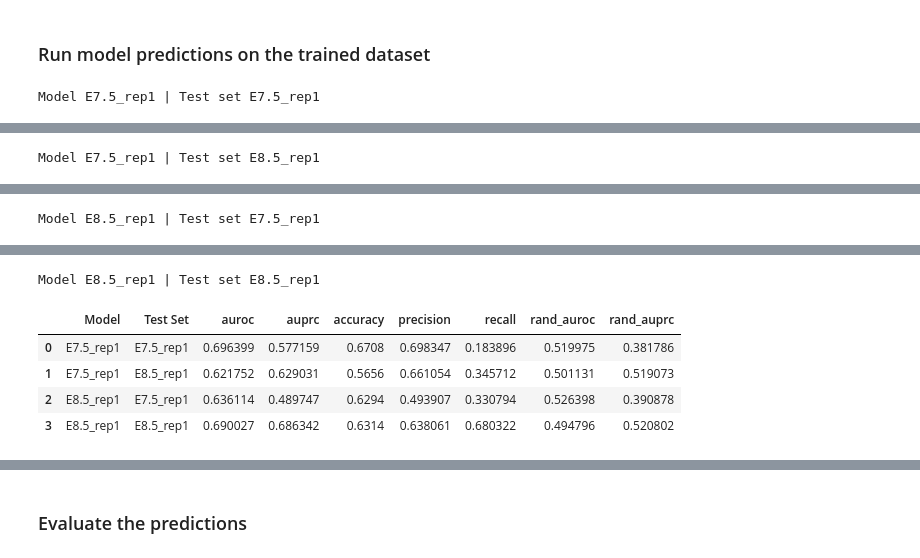
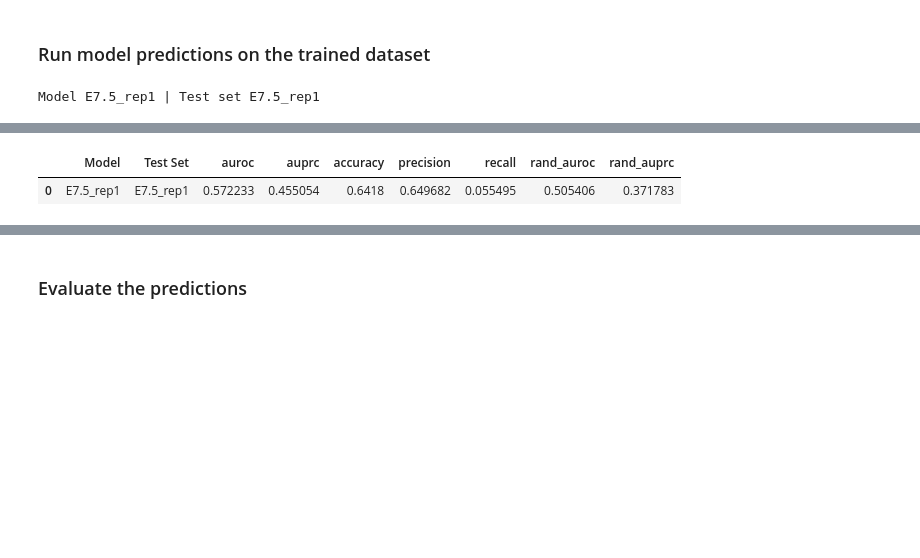
Before and after one commit to emoeller80281/Custom_GRN_Inference, a Jupyter notebook: dev/notebooks/simple_model_testing/test_tf_tg_predictions.ipynb, the cells around one changed output, grey strips where cells are left out. Saved outputs shown, nothing was run; the diff lists cells and outputs as text; code cells hidden in the pictures; blank space fills up the shorter version.

Commit message:
Updated the model training and data caching

```diff
--- a/dev/notebooks/simple_model_testing/test_tf_tg_predictions.ipynb
+++ b/dev/notebooks/simple_model_testing/test_tf_tg_predictions.ipynb
@@ -90,8 +102,7 @@ def load_tf_tg_regulation_model(
 # %%
 def load_training_cache_dataset(
     sample_name: str,
-    training_cache_dir: Path,
-    tf_tg_input_cache_dir: Path,
+    cell_type_cache_dir: Path,
     split_type: str = "test",
     subset_size: int = None
     ) -> DataLoader:
@@ -101,30 +112,30 @@ def load_training_cache_dataset(
 
     # Load the compact split inputs
     tftg_inputs_test = torch.load(
-        tf_tg_input_cache_dir / sample_name / f"tftg_inputs_{split_type}.pt",
+        cell_type_cache_dir / "tf_tg_training_cache" / sample_name / f"tftg_inputs_{split_type}.pt",
         weights_only=False,
     )
 
     # Load the lookup tensors
     tf_embeddings_tensor = torch.load(
-        training_cache_dir / "tf_embeddings.pt",
+        cell_type_cache_dir / "tf_embeddings.pt",
         weights_only=True,
     )
     tf_mask_tensor = torch.load(
-        training_cache_dir / "tf_masks.pt",
+        cell_type_cache_dir / "tf_masks.pt",
         weights_only=True,
     )
     atac_peak_tensor = torch.load(
-        tf_tg_input_cache_dir / sample_name / "atac_peak_tensor.pt",
+        cell_type_cache_dir / "tf_tg_training_cache" / sample_name / "atac_peak_tensor.pt",
         weights_only=True,
     )
 
     # Load the metadata
-    with open(tf_tg_input_cache_dir / sample_name / "metadata.json", "r") as f:
+    with open(cell_type_cache_dir / "tf_tg_training_cache" / sample_name / "metadata.json", "r") as f:
         metadata = json.load(f)
 
     # Load the manifest and verify tensor shapes and dtypes match expectations
-    with open(tf_tg_input_cache_dir / sample_name / "manifest.json") as f:
+    with open(cell_type_cache_dir / "tf_tg_training_cache" / sample_name / "manifest.json") as f:
         manifest = json.load(f)
 
     assert tuple(manifest["atac_peak_tensor_shape"]) == tuple(atac_peak_tensor.shape)
@@ -149,7 +160,7 @@ def load_training_cache_dataset(
         collate_fn=tftg_dataset_module.collate_tftg_edge_bags,
         )
 
-    return loader, metadata, manifest
+    return loader, metadata, manifest, tf_embeddings_tensor, tf_mask_tensor
 # %% [markdown]
 ### Run model predictions on the trained dataset
 # %%
@@ -158,31 +169,40 @@ def load_training_cache_dataset(
 
 all_comparison_df_list = []
 
-evaluations = [
-    ("E7.5_rep1", "E7.5_rep1"),
-    ("E7.5_rep1", "E8.5_rep1"),
-    ("E8.5_rep1", "E7.5_rep1"),
-    ("E8.5_rep1", "E8.5_rep1"),
+evaluations = {
+    "mESC": [
+        ("E7.5_rep1", "E7.5_rep1"),
+        # ("E7.5_rep1", "E8.5_rep1"),
+        # ("E8.5_rep1", "E7.5_rep1"),
+        # ("E8.5_rep1", "E8.5_rep1"),
+    ],
+    "iPSC": [
+        ("WT_D13_rep1", "WT_D13_rep1"),
     ]
+}
 
-for model_training_sample, evaluation_sample in evaluations:
+evaluation_cell_type = "mESC"
+for model_training_sample, evaluation_sample in evaluations[evaluation_cell_type]:
     print(f"Model {model_training_sample} | Test set {evaluation_sample}")
-    tf_tg_model_chkpt = mESC_checkpoints[model_training_sample]
+
+    tf_tg_model_chkpt = tf_tg_model_checkpoints[evaluation_cell_type][model_training_sample]
+    tf_dna_model_chkpt = tf_dna_model_checkpoints[evaluation_cell_type]
 
     # print(f"Loading TF→TG model")
-    tf_tg_model = load_tf_tg_regulation_model(tf_dna_model_chkpt, tf_tg_model_chkpt)
-
     dataset_split_type = "test"
     subset_size = 5000
 
+    cell_type_cache_dir = DATA_DIR / f"{evaluation_cell_type}_cache"
+
     # print(f"Loading cached dataset with subset size: {subset_size}")
-    data_loader, metadata, manifest = load_training_cache_dataset(
+    data_loader, metadata, manifest, tf_embeddings_tensor, tf_mask_tensor = load_training_cache_dataset(
         sample_name=evaluation_sample,
-        training_cache_dir=training_cache_dir,
-        tf_tg_input_cache_dir=tf_tg_input_cache_dir,
+        cell_type_cache_dir=cell_type_cache_dir,
         split_type=dataset_split_type,
         subset_size=subset_size
         )
+
+    tf_tg_model = load_tf_tg_regulation_model(tf_dna_model_chkpt, tf_tg_model_chkpt, tf_embeddings_tensor, tf_mask_tensor)
 
     # print("Moving model to device")
     device = torch.device("cuda" if torch.cuda.is_available() else "cpu")
@@ -203,7 +223,7 @@ for model_training_sample, evaluation_sample in evaluations:
     all_labels = []
 
     # print(f"Evaluating on {dataset_split_type} set")
-    for batch in tqdm(data_loader, desc="Evaluating"):
+    for batch in tqdm(data_loader, desc="Evaluating", ncols=100):
         batch = tf_to_tg_module.move_batch_to_device(batch, device)
 
         labels = batch["label"]
@@ -260,22 +280,6 @@ for model_training_sample, evaluation_sample in evaluations:
 
 full_comparison_df = pd.concat(all_comparison_df_list, ignore_index=True)
 display(full_comparison_df)
-
-# histogram_fig = plotting_utils.plot_score_histograms(
-#     labels=all_labels_flat,
-#     scores=all_scores_flat,
-#     n_bins=25,
-#     y_log=False,
-#     panel_kind="kde",
-#     density=False,
-# )
-# histogram_fig.show()
-
-# auroc_auprc_fig = plotting_utils.plot_auroc_auprc(
-#     labels=all_labels_flat,
-#     scores=all_scores_flat,
-# )
-# auroc_auprc_fig.show()
 # %% [output]
 Model E7.5_rep1 | Test set E7.5_rep1
 /gpfs/Home/esm5360/miniconda3/envs/my_env/lib/python3.10/site-packages/lightning_fabric/utilities/cloud_io.py:73: You are using `torch.load` with `weights_only=False` (the current default value), whic ...
@@ -283 +285,0 @@ Model E7.5_rep1 | Test set E7.5_rep1
-Model E7.5_rep1 | Test set E8.5_rep1
@@ -285 +285,0 @@ Model E7.5_rep1 | Test set E8.5_rep1
-Model E8.5_rep1 | Test set E7.5_rep1
@@ -287,6 +286,2 @@ Model E8.5_rep1 | Test set E7.5_rep1
-Model E8.5_rep1 | Test set E8.5_rep1
 |  | Model | Test Set | auroc | auprc | accuracy | precision | recall | rand_auroc | rand_auprc |
-| 0 | E7.5_rep1 | E7.5_rep1 | 0.696399 | 0.577159 | 0.6708 | 0.698347 | 0.183896 | 0.519975 | 0.381786 |
-| 1 | E7.5_rep1 | E8.5_rep1 | 0.621752 | 0.629031 | 0.5656 | 0.661054 | 0.345712 | 0.501131 | 0.519073 |
-| 2 | E8.5_rep1 | E7.5_rep1 | 0.636114 | 0.489747 | 0.6294 | 0.493907 | 0.330794 | 0.526398 | 0.390878 |
-| 3 | E8.5_rep1 | E8.5_rep1 | 0.690027 | 0.686342 | 0.6314 | 0.638061 | 0.680322 | 0.494796 | 0.520802 |
+| 0 | E7.5_rep1 | E7.5_rep1 | 0.572233 | 0.455054 | 0.6418 | 0.649682 | 0.055495 | 0.505406 | 0.371783 |
```
Also changed, not shown: parts of 5 cells of this notebook, 11 other files.
